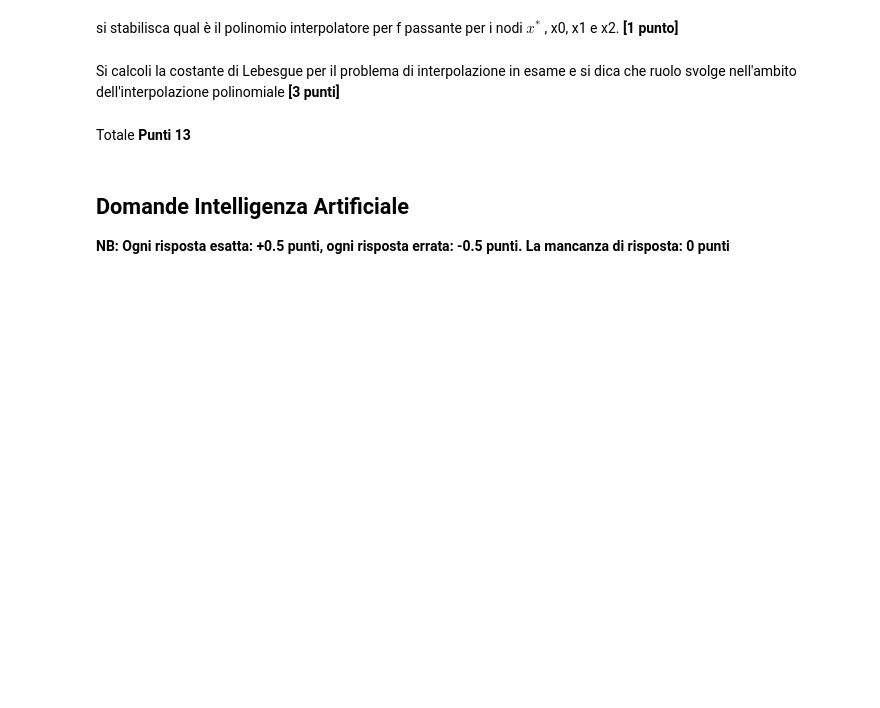
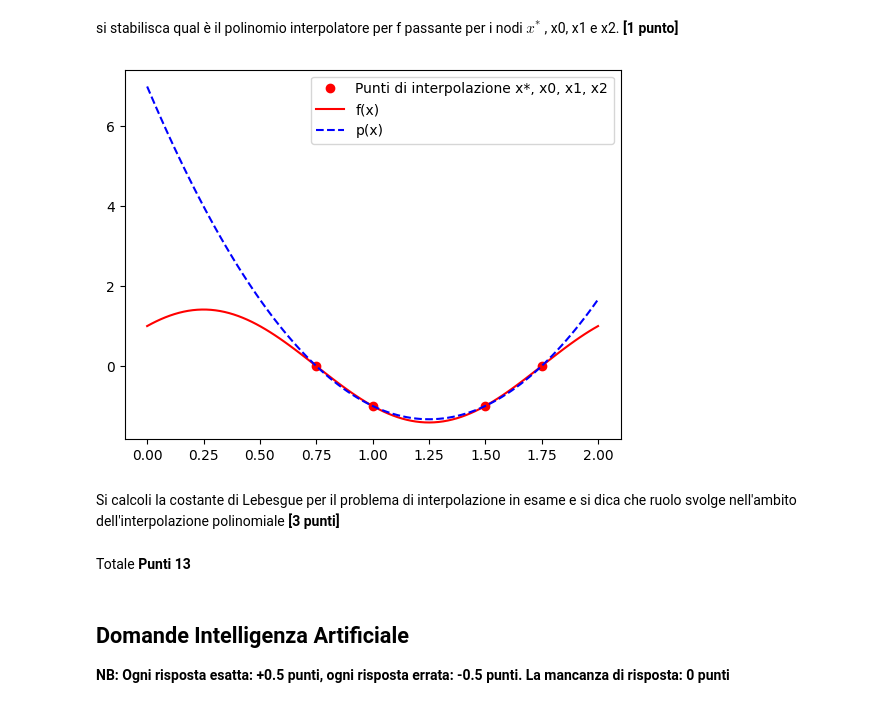
Before and after one commit to lspita/unibo-metodi-numerici-ia, a Jupyter notebook: esami/2025-01-10/Esame_Metodi_Numerici_10Gennaio_2025.ipynb, the cells around one changed output. Drawn from its saved outputs; the diff is of its cells as text; code cells hidden in the pictures; blank space fills up the shorter version.

```diff
--- a/esami/2025-01-10/Esame_Metodi_Numerici_10Gennaio_2025.ipynb
+++ b/esami/2025-01-10/Esame_Metodi_Numerici_10Gennaio_2025.ipynb
@@ -70,6 +334,18 @@ facendo uso delle functions implementate precedentemente, si determini il polino
 # %% [markdown]
 si stabilisca qual è il polinomio interpolatore per f passante per i nodi $x^*$
 , x0, x1 e x2.   **[1 punto]**
+# %%
+x2 = np.sort(np.append(x, [xs]))
+y2 = f(x2)
+yy2 = InterpL(x2, y2, xx)
+
+plt.plot(x2, y2, "ro", label="Punti di interpolazione x*, x0, x1, x2")
+plt.plot(xx, f(xx), "r-", label="f(x)")
+plt.plot(xx, yy2, "b--", label="p(x)")
+plt.legend()
+plt.show()
+# %% [output]
+[figure, added]
 # %% [markdown]
 Si calcoli la costante di Lebesgue per il problema di interpolazione in esame  e si dica che ruolo svolge nell'ambito dell'interpolazione polinomiale
                                **[3 punti]**
```
Also changed, not shown: parts of 16 cells of this notebook.
